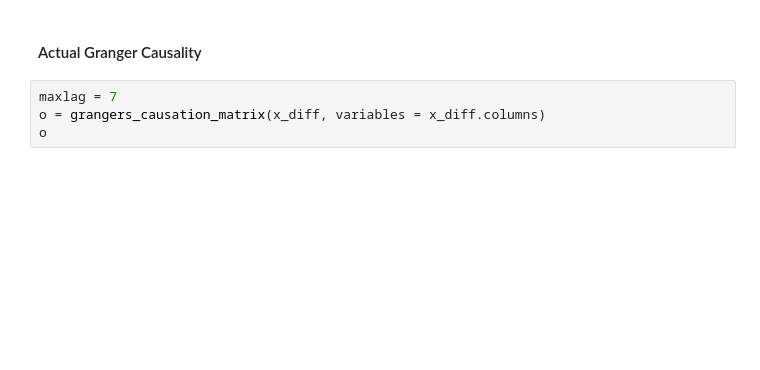
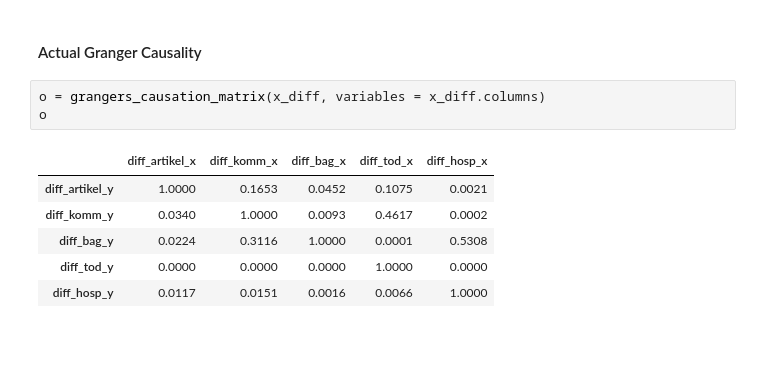
Before and after one commit to adrianari/corona-news-analysis, a Jupyter notebook: time-series/2zeitreihenanalyse.ipynb, the cells around one changed output. Cells and saved outputs as stored; diff of their text form; blank space fills up the shorter version.

```diff
--- a/time-series/2zeitreihenanalyse.ipynb
+++ b/time-series/2zeitreihenanalyse.ipynb
@@ -461,6 +540,14 @@ fitter(x_diff, 7)   #basing on the plot and the elbow from lagger(x_diff), we ta
 # %% [markdown]
 #### Actual Granger Causality
 # %%
-maxlag = 7
 o = grangers_causation_matrix(x_diff, variables = x_diff.columns)
 o
+# %% [output]
+|  | diff_artikel_x | diff_komm_x | diff_bag_x | diff_tod_x | diff_hosp_x |
+| diff_artikel_y | 1.0000 | 0.1653 | 0.0452 | 0.1075 | 0.0021 |
+| diff_komm_y | 0.0340 | 1.0000 | 0.0093 | 0.4617 | 0.0002 |
+| diff_bag_y | 0.0224 | 0.3116 | 1.0000 | 0.0001 | 0.5308 |
+| diff_tod_y | 0.0000 | 0.0000 | 0.0000 | 1.0000 | 0.0000 |
+| diff_hosp_y | 0.0117 | 0.0151 | 0.0016 | 0.0066 | 1.0000 |
+# %% [markdown]
+#
```
Also changed, not shown: parts of 21 cells of this notebook, 3 other files.
